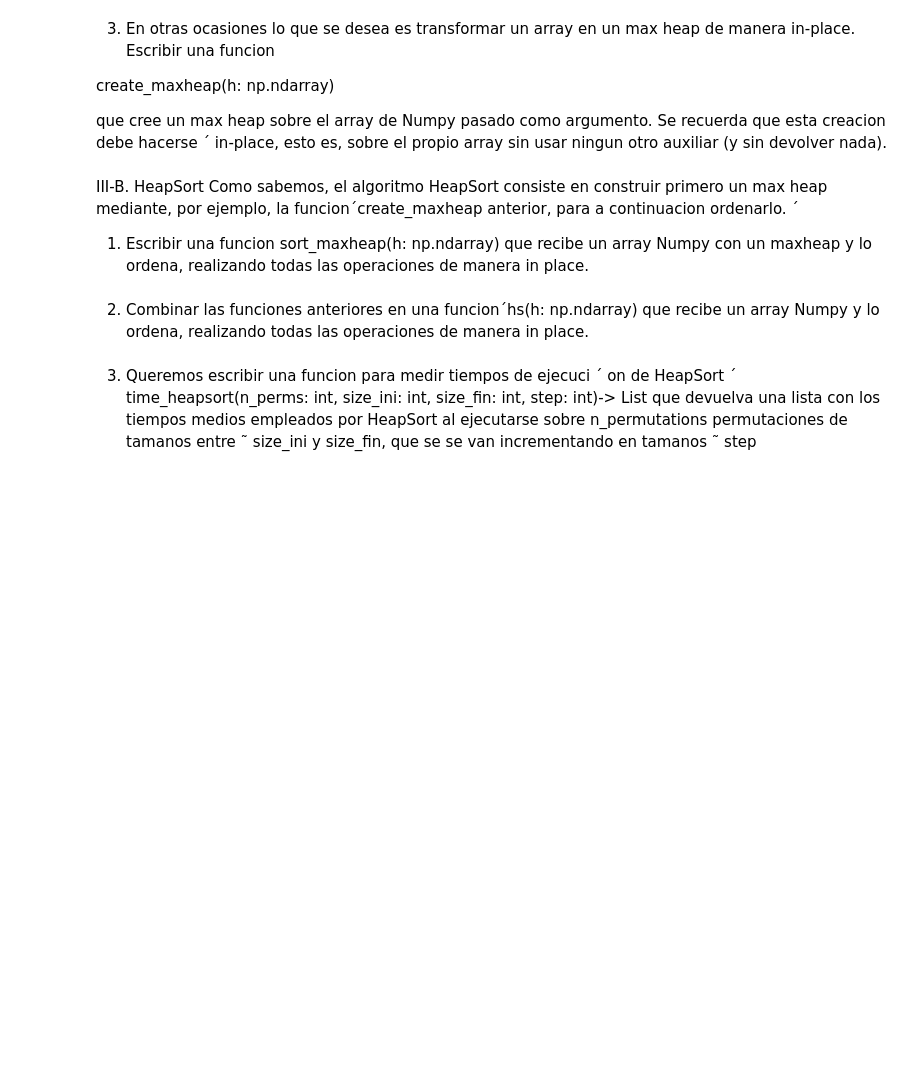
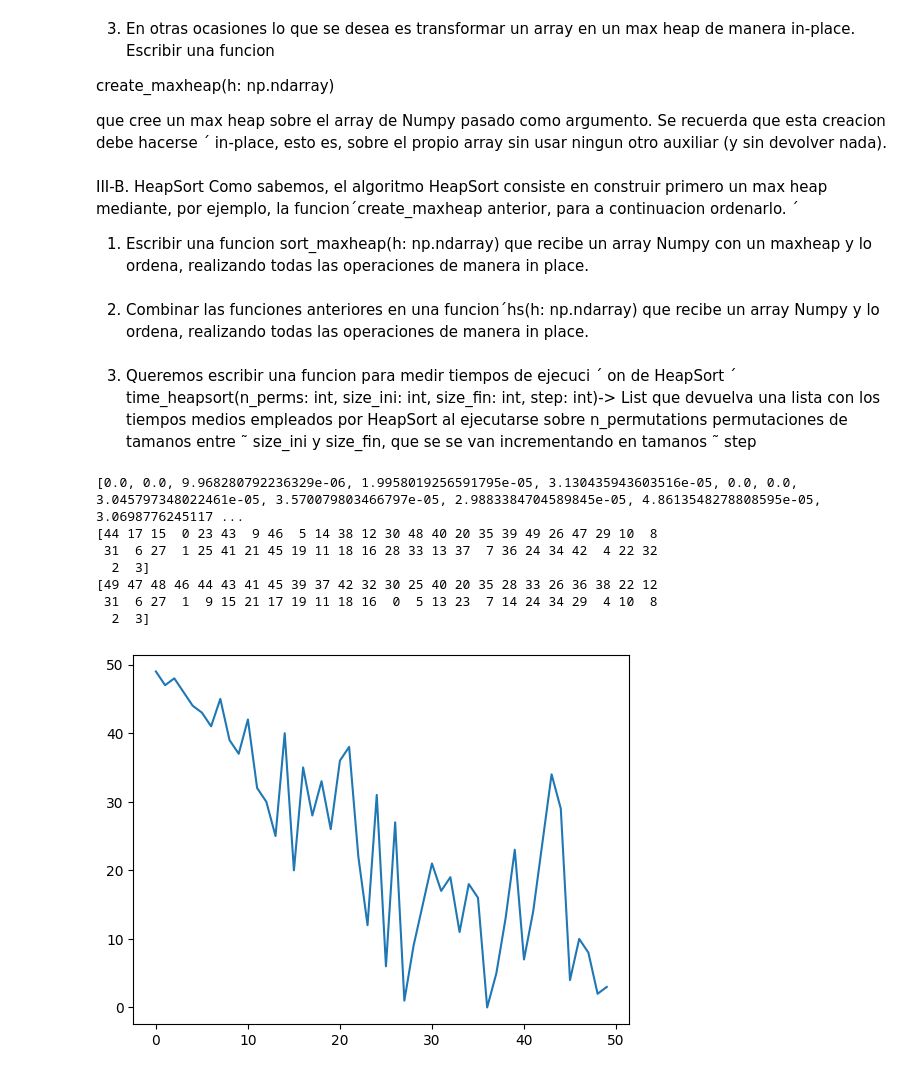
Before and after one commit to daviloncio/2o-cuatri, a Jupyter notebook: prac2aalg.ipynb, the cells around one changed output. Cells and saved outputs as stored; diff of their text form; code cells hidden in the pictures; blank space fills up the shorter version.

```diff
--- a/prac2aalg.ipynb
+++ b/prac2aalg.ipynb
@@ -188,17 +274,11 @@ def max_heapify(h: np.ndarray, i: int):
     izquierda = 2*i + 1
     derecha = 2*i + 2
     mayor = i
-    if derecha >= len(h) or izquierda >= len(h) or mayor >= len(h):
+    if derecha >= len(h) or mayor >= len(h) or izquierda >= len(h):
         return
-    if len(h) ==2:
-
-        if h[0]<h[1]:
-            h[0],h[1] = h[1],h[0]
-    if len(h)<2:
-        return
-    if izquierda < len(h) and h[derecha] > h[mayor]:
+    if izquierda < len(h)-1 and h[izquierda] > h[mayor]:
         mayor = izquierda
-    if derecha < len(h) and h[derecha] > h[mayor]:
+    if derecha < len(h)-1 and h[derecha] > h[mayor]:
         mayor = derecha
 
     if mayor != i:
@@ -212,6 +292,7 @@ def max_heapify(h: np.ndarray, i: int):
 
 
 
+
 j = [9,1,2,8,3,7,4,6,5]
 # %% [markdown]
 2. En ocasiones queremos insertar un nuevo elemento en un max heap existente de manera que se tenga un nuevo max
@@ -271,20 +352,42 @@ de tamanos entre ˜ size_ini y size_fin, que se se van incrementando en tamanos
 # %%
 def time_heapsort(n_perms: int, size_ini: int, size_fin: int, step: int)-> list:
     list_tiempos_medias = []
     tamaño_array = []
     for e in range(size_ini,size_fin,step):
         tamaño_array.append(e)
         hacer_media_tiempos = []
         for i in range(n_perms):
             creamos_permutación = np.random.permutation(tamaño_array)
             inicio=time.time()
             hs(creamos_permutación)
             fin = time.time()
             tiempo_ejecucion = fin - inicio
             hacer_media_tiempos.append(tiempo_ejecucion)
         result = sum(hacer_media_tiempos)/n_perms
         list_tiempos_medias.append(result)
     return list_tiempos_medias
 
 a = time_heapsort(100,1,100,1)
 print(a)
+
+
+import numpy as np
+permutacion = np.random.permutation(50)
+lista = []
+for i in range(50):
+    lista.append(i)
+
+print(permutacion)
+create_maxheap(permutacion)
+print(permutacion)
+plt.plot(lista,permutacion)
+plt.show()
+# %% [output]
+[0.0, 0.0, 9.968280792236329e-06, 1.9958019256591795e-05, 3.130435943603516e-05, 0.0, 0.0, 3.045797348022461e-05, 3.570079803466797e-05, 2.9883384704589845e-05, 4.8613548278808595e-05, 3.0698776245117 ...
+[44 17 15  0 23 43  9 46  5 14 38 12 30 48 40 20 35 39 49 26 47 29 10  8
+ 31  6 27  1 25 41 21 45 19 11 18 16 28 33 13 37  7 36 24 34 42  4 22 32
+  2  3]
+[49 47 48 46 44 43 41 45 39 37 42 32 30 25 40 20 35 28 33 26 36 38 22 12
+ 31  6 27  1  9 15 21 17 19 11 18 16  0  5 13 23  7 14 24 34 29  4 10  8
+  2  3]
+[figure, added]
```
Also changed, not shown: parts of 6 cells of this notebook, 1 other file.
